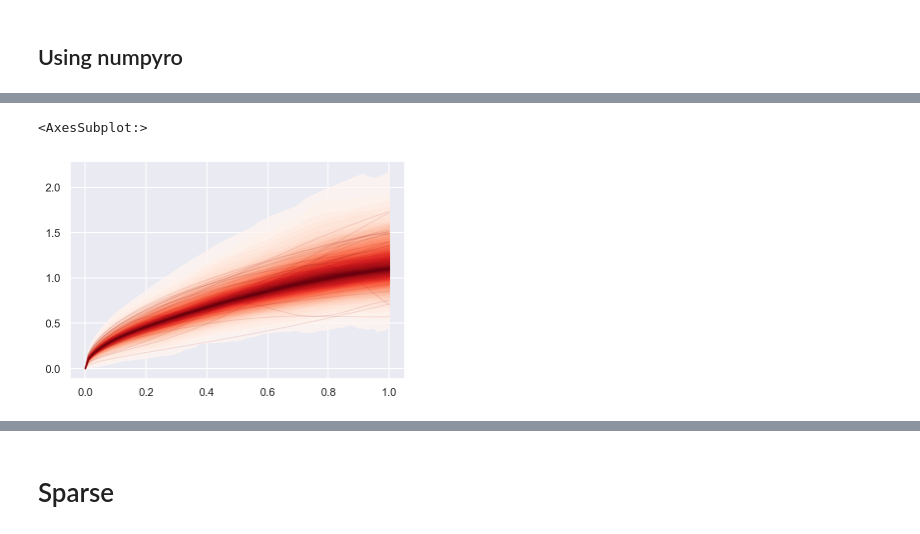
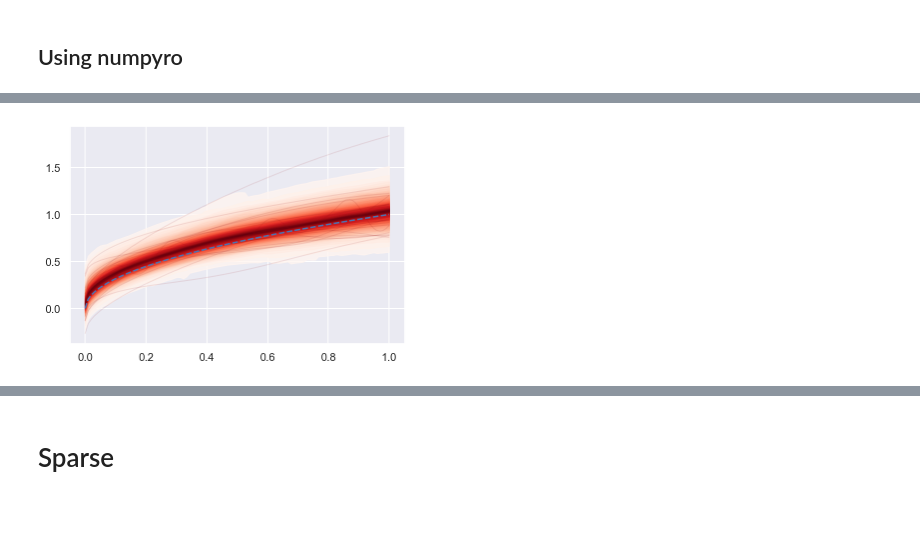
Before and after one commit to AurelienNioche/TransformedGP, a Jupyter notebook: model-discrepancy-using-numpyro.ipynb, the cells around one changed output, grey strips where cells are left out. Cells and saved outputs as stored; diff of their text form; code cells hidden in the pictures.

```diff
--- a/model-discrepancy-using-numpyro.ipynb
+++ b/model-discrepancy-using-numpyro.ipynb
@@ -370,0 +324,10 @@ nuts.run(rng_key, X=X, y=y, p=P, factor=FAC)
+# %%
+u_data = u_pow
+theta_data = 0.5
+tau_data = 3.333
+
+data = generate_data(u=u_data, tau=tau_data, theta=theta_data, n=1000, seed=123)
+np.random.seed(12345)
+data = data.sample(n=100, replace=False)
+
+optimize(data, u_m=u_pow)
@@ -371 +336,8 @@ nuts.run(rng_key, X=X, y=y, p=P, factor=FAC)
+# %%
+u_model = u_pow
+theta_model = 0.5
+tau_model = 3.333
+
+X, nuts = run_inference(data=data, u_model=u_model, theta_model=theta_model, tau_model=tau_model)
+samples = nuts.get_samples()
 # %%
@@ -381,5 +371,5 @@ ax.plot(x_sorted, u_model(x_sorted, theta_model))
 # %%
-def gp_predict(X, samples, i, Xnew=None, jitter=1.0e-6):
+def gp_predict(X, samples, u_model, theta_model, i, Xnew=None, jitter=1.0e-6, use_ratio=False):
 
     var=samples['kernel_var'][i]
     length=samples['kernel_length'][i]
@@ -388,7 +378,11 @@ def gp_predict(X, samples, i, Xnew=None, jitter=1.0e-6):
     uX = jnp.array(u_model(X, theta_model)).reshape(-1, 1)
 
     N = X.shape[0]
-    k_XX = jnp.dot(uX, uX.T) * var **2 * kernel(X, X, length) + jitter*jnp.eye(N)
+    if use_ratio:
+        factor = jnp.dot(uX, uX.T)
+    else:
+        factor = 1
+    k_XX = factor * var**2 * kernel(X, X, length) + jitter*jnp.eye(N)
     L = jnp.linalg.cholesky(k_XX)
     f = uX.flatten() + L.dot(eta)
 
@@ -396,7 +390,11 @@ def gp_predict(X, samples, i, Xnew=None, jitter=1.0e-6):
         M = Xnew.shape[0]
 
         up = jnp.array(u_model(Xnew, theta_model)).reshape(-1, 1)
-        K_Xp = jnp.dot(uX, up.T) * var**2 * kernel(X, Xnew, length)
+        if use_ratio:
+            factor_Xp = jnp.dot(uX, up.T)
+        else:
+            factor_Xp = 1
+        K_Xp = factor_Xp * var**2 * kernel(X, Xnew, length)
 
         A = jax.scipy.linalg.solve_triangular(L, K_Xp, lower=True)
         v = jax.scipy.linalg.solve_triangular(L, f - uX.flatten(), lower=True)
@@ -408,18 +406,16 @@ def gp_predict(X, samples, i, Xnew=None, jitter=1.0e-6):
 
     return f_predict
 # %%
-nuts_samples = nuts.get_samples()
-
 Xtest = jnp.array(np.linspace(0, 1, 100))
 
-n_samples = nuts_samples['kernel_var'].shape[0]
+n_samples = samples['kernel_var'].shape[0]
 f_predict = np.zeros((n_samples, Xtest.shape[0]))
 
 for i in tqdm(range(n_samples)):
-    f_predict[i] = gp_predict(X=X, Xnew=Xtest, samples=nuts_samples, i=i)
+    f_predict[i] = gp_predict(X=X, Xnew=Xtest, samples=samples, u_model=u_model, theta_model=theta_model, i=i)
 # %%
 fig, ax = plt.subplots()
 plot_gp_dist(ax, f_predict, Xtest)
+ax.plot(Xtest, u_model(Xtest, theta_model), ls='--');
 # %% [output]
-<AxesSubplot:>
-[figure, old version]
+[figure, new version]
```
Also changed, not shown: parts of 44 cells of this notebook, 2 other files.
